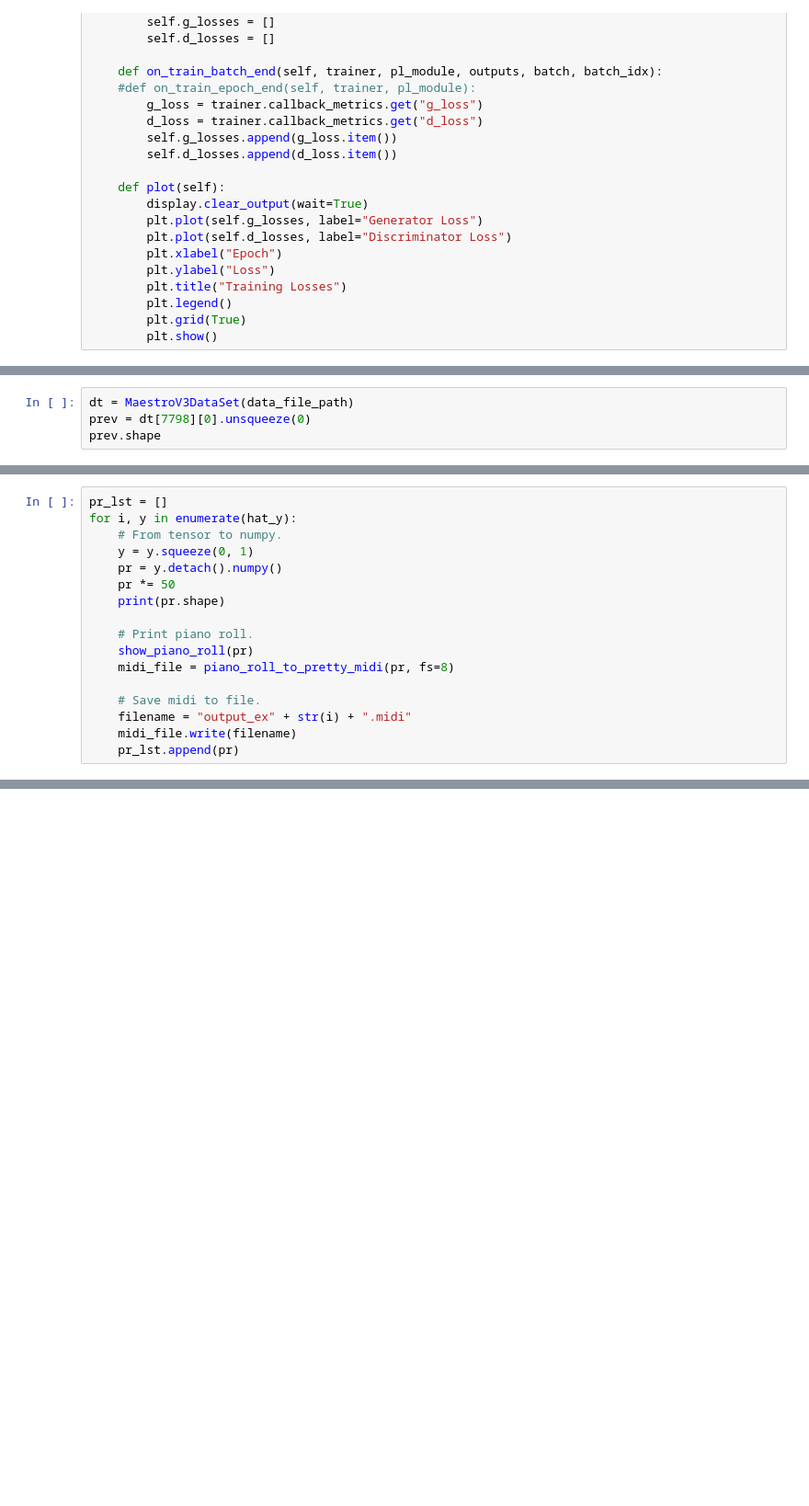
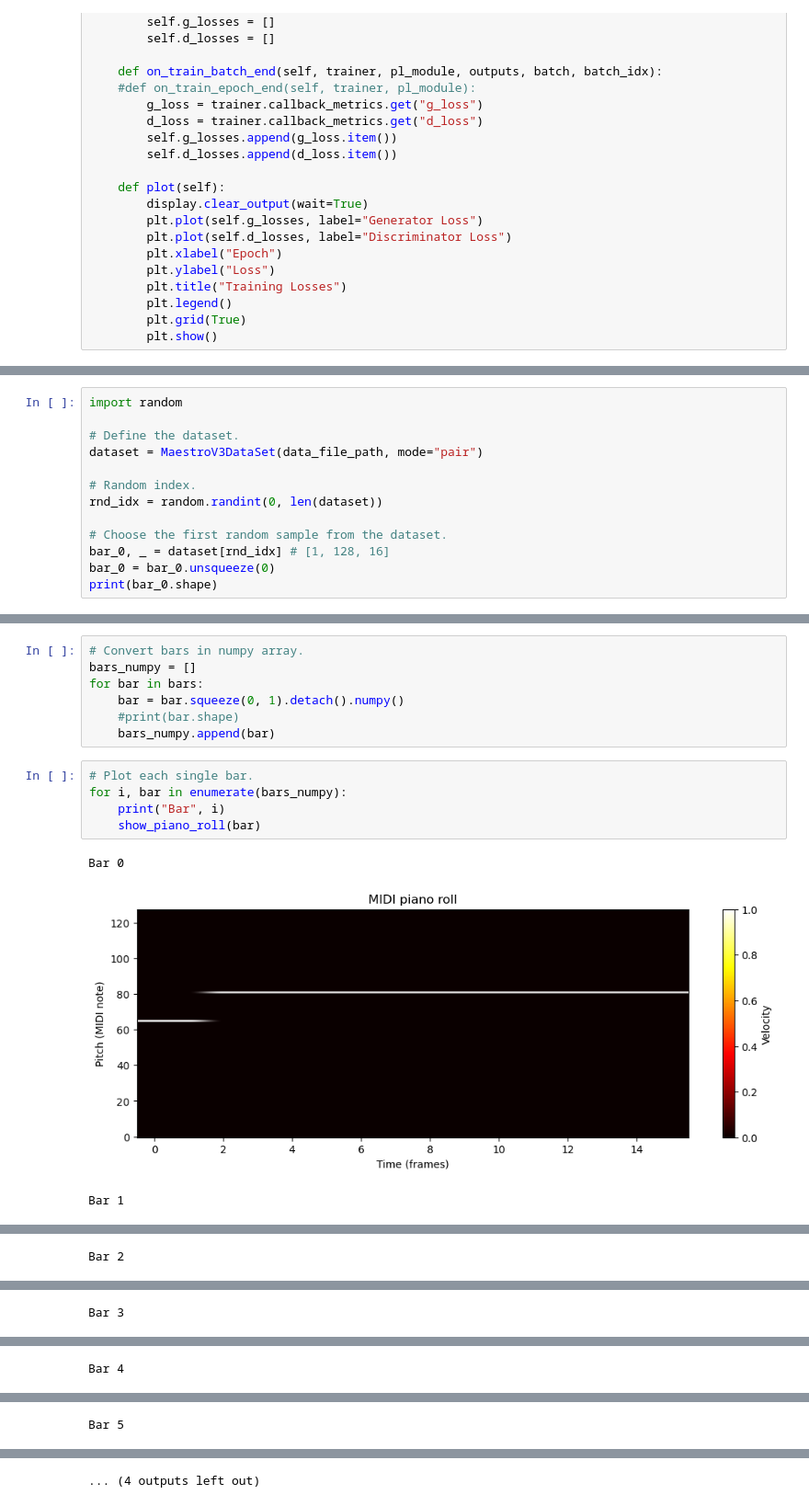
Before and after one commit to Ultimi-Sumiti/GAN_Music_Generator, a Jupyter notebook: model_v2_tester.ipynb, the cells around one changed output, grey strips where cells are left out. Shown: that part at 92% size. Drawn from its saved outputs; the diff is of its cells as text; blank space fills up the shorter version.

```diff
--- a/model_v2_tester.ipynb
+++ b/model_v2_tester.ipynb
@@ -75,4 +83,13 @@ loss_tracker.plot()
 # %%
-dt = MaestroV3DataSet(data_file_path)
-prev = dt[7798][0].unsqueeze(0)
-prev.shape
+import random
+
+# Define the dataset.
+dataset = MaestroV3DataSet(data_file_path, mode="pair")
+
+# Random index.
+rnd_idx = random.randint(0, len(dataset))
+
+# Choose the first random sample from the dataset.
+bar_0, _ = dataset[rnd_idx] # [1, 128, 16]
+bar_0 = bar_0.unsqueeze(0)
+print(bar_0.shape)
@@ -99,17 +121,0 @@ for z in z_lst:
-# %%
-pr_lst = []
-for i, y in enumerate(hat_y):
-    # From tensor to numpy.
-    y = y.squeeze(0, 1)
-    pr = y.detach().numpy()
-    pr *= 50
-    print(pr.shape)
-
-    # Print piano roll.
-    show_piano_roll(pr)
-    midi_file = piano_roll_to_pretty_midi(pr, fs=8)
-
-    # Save midi to file.
-    filename = "output_ex" + str(i) + ".midi"
-    midi_file.write(filename)
-    pr_lst.append(pr)
@@ -240,0 +122,16 @@ print(f"\nOutput di esempio dal modello caricato: {output.item():.4f}")
+# %%
+# Convert bars in numpy array.
+bars_numpy = []
+for bar in bars:
+    bar = bar.squeeze(0, 1).detach().numpy()
+    #print(bar.shape)
+    bars_numpy.append(bar)
+# %%
+# Plot each single bar.
+for i, bar in enumerate(bars_numpy):
+    print("Bar", i)
+    show_piano_roll(bar)
+# %% [output]
+Bar 0
+[figure, added]
+Bar 1
@@ -240,0 +139 @@ print(f"\nOutput di esempio dal modello caricato: {output.item():.4f}")
+Bar 2
@@ -240,0 +141 @@ print(f"\nOutput di esempio dal modello caricato: {output.item():.4f}")
+Bar 3
@@ -240,0 +143 @@ print(f"\nOutput di esempio dal modello caricato: {output.item():.4f}")
+Bar 4
@@ -240,0 +145 @@ print(f"\nOutput di esempio dal modello caricato: {output.item():.4f}")
+Bar 5
@@ -240,0 +147 @@ print(f"\nOutput di esempio dal modello caricato: {output.item():.4f}")
+... (4 outputs left out)
```
Also changed, not shown: parts of 16 cells of this notebook.
